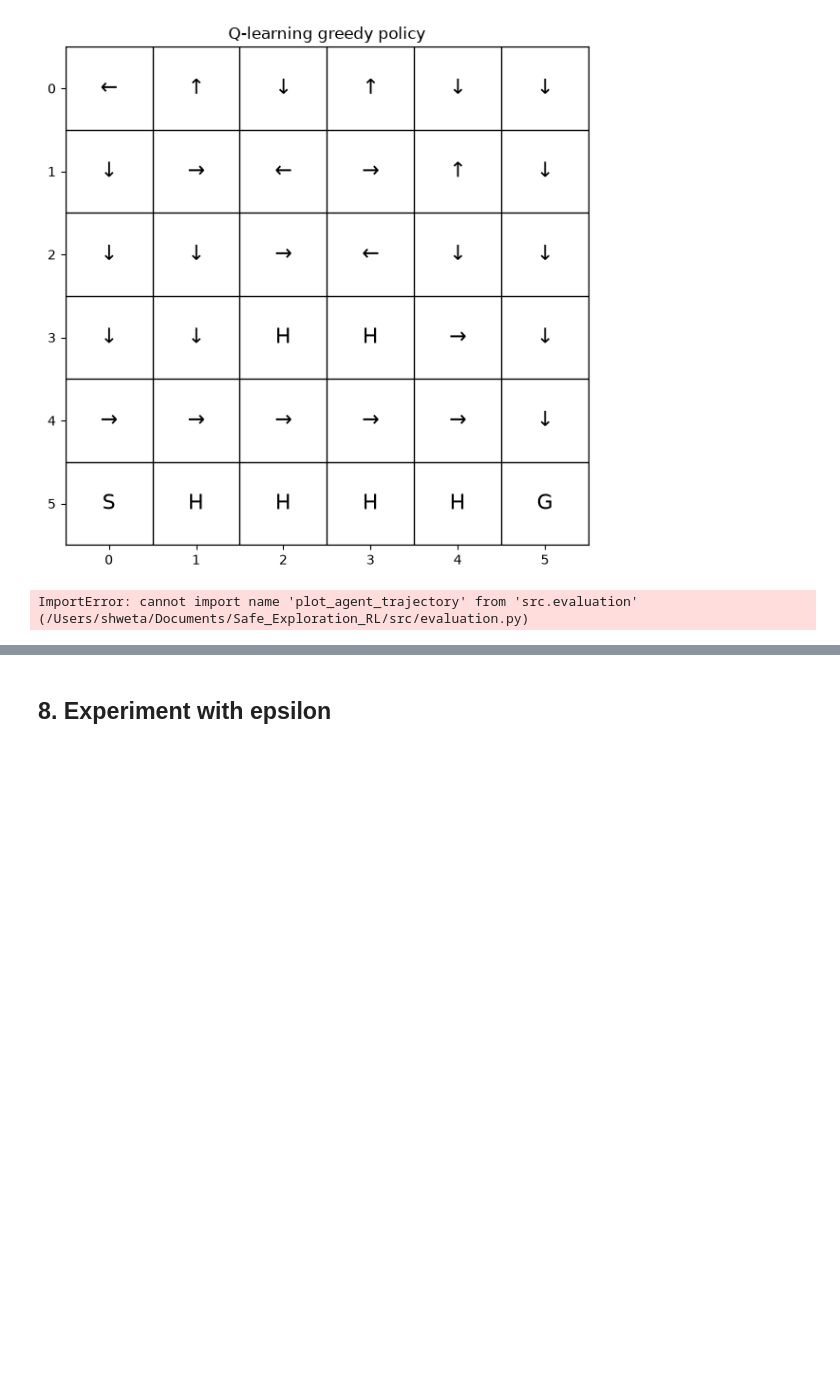
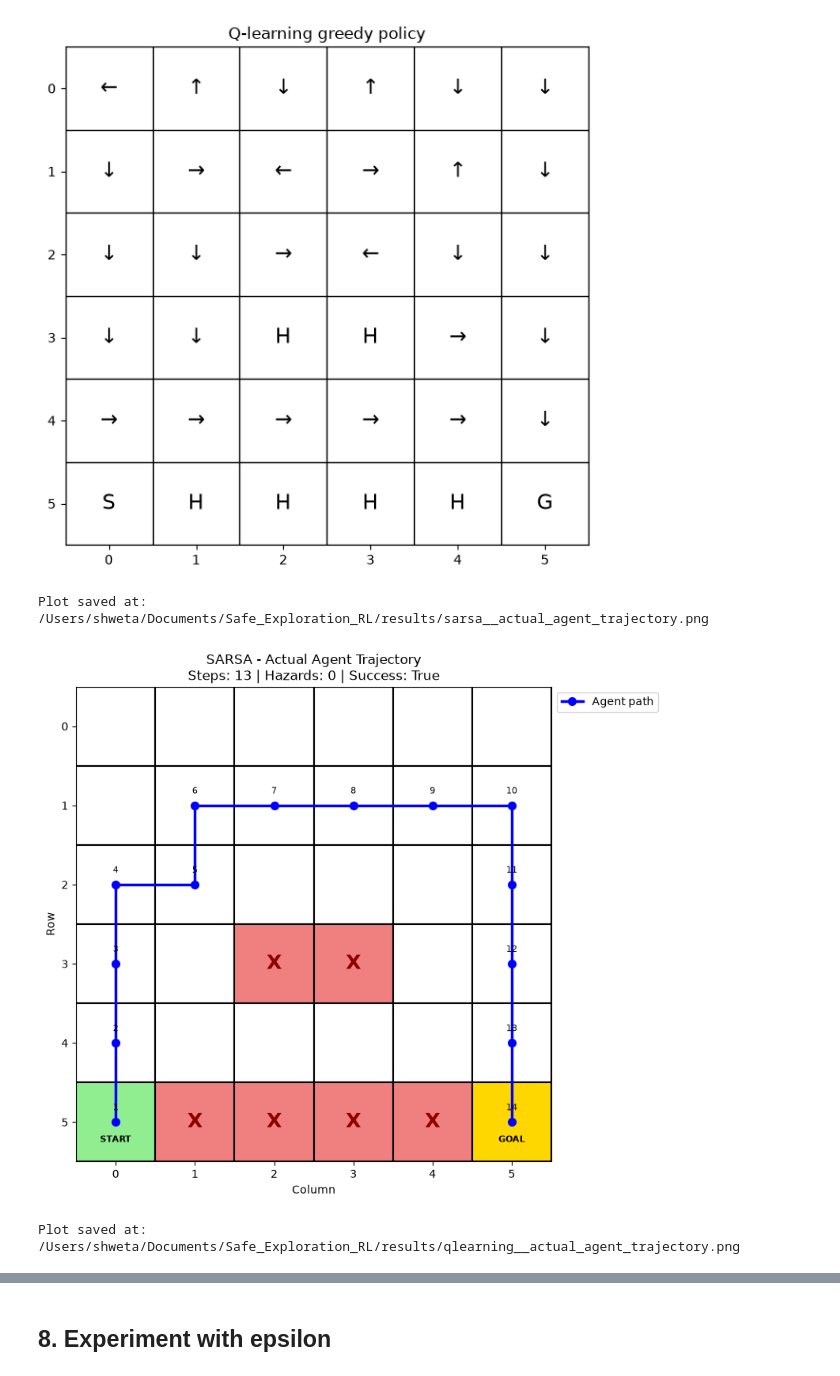
Before and after one commit to shwetambari-mali/safe-exploration-sarsa-qlearning, a Jupyter notebook: safe_exploration.ipynb, the cells around one changed output, grey strips where cells are left out. Saved outputs shown, nothing was run; the diff lists cells and outputs as text; code cells hidden in the pictures; blank space fills up the shorter version.

Commit message:
Update reinforcement learning notebook

```diff
--- a/safe_exploration.ipynb
+++ b/safe_exploration.ipynb
@@ -144,19 +144,16 @@ plt.show()
 [figure]
 [figure]
 # %%
-
-from src.evaluation import plot_agent_trajectory
-
-# Visualize SARSA's actual path
 sarsa_path = plot_agent_trajectory(
     Q_sarsa,
     title="SARSA - Actual Agent Trajectory"
 )
 
-# Visualize Q-learning's actual path
 q_learning_path = plot_agent_trajectory(
-    Q_q_learning,
+    Q_qlearning,
     title="Q-learning - Actual Agent Trajectory"
 )
 # %% [output]
-ImportError: cannot import name 'plot_agent_trajectory' from 'src.evaluation' (/Users/shweta/Documents/Safe_Exploration_RL/src/evaluation.py)
+Plot saved at: /Users/shweta/Documents/Safe_Exploration_RL/results/sarsa__actual_agent_trajectory.png
+[figure, added]
+Plot saved at: /Users/shweta/Documents/Safe_Exploration_RL/results/qlearning__actual_agent_trajectory.png
```
Also changed, not shown: parts of 3 cells of this notebook.
